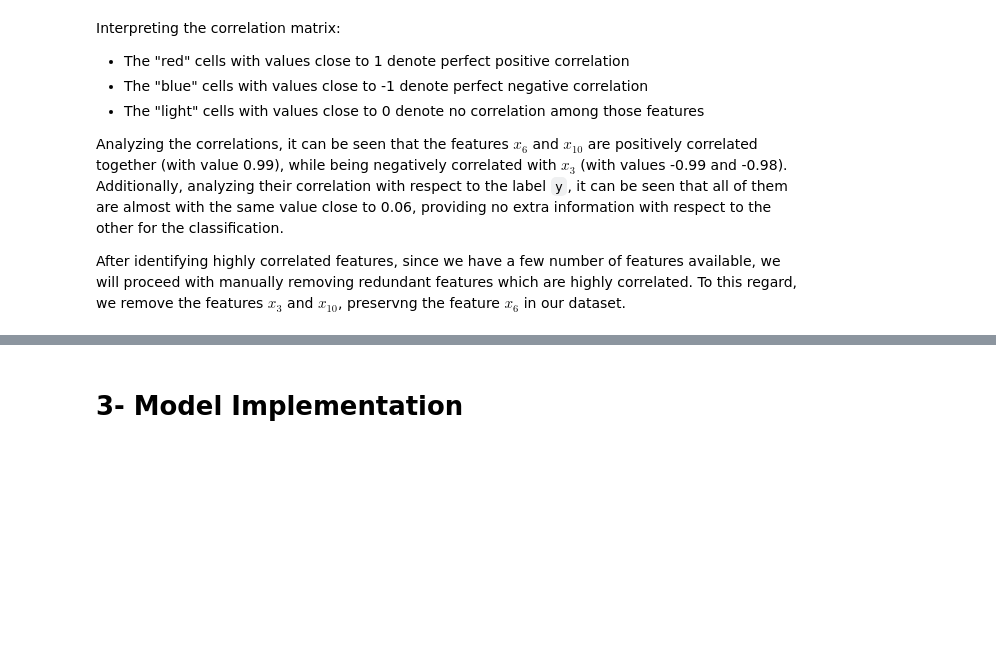
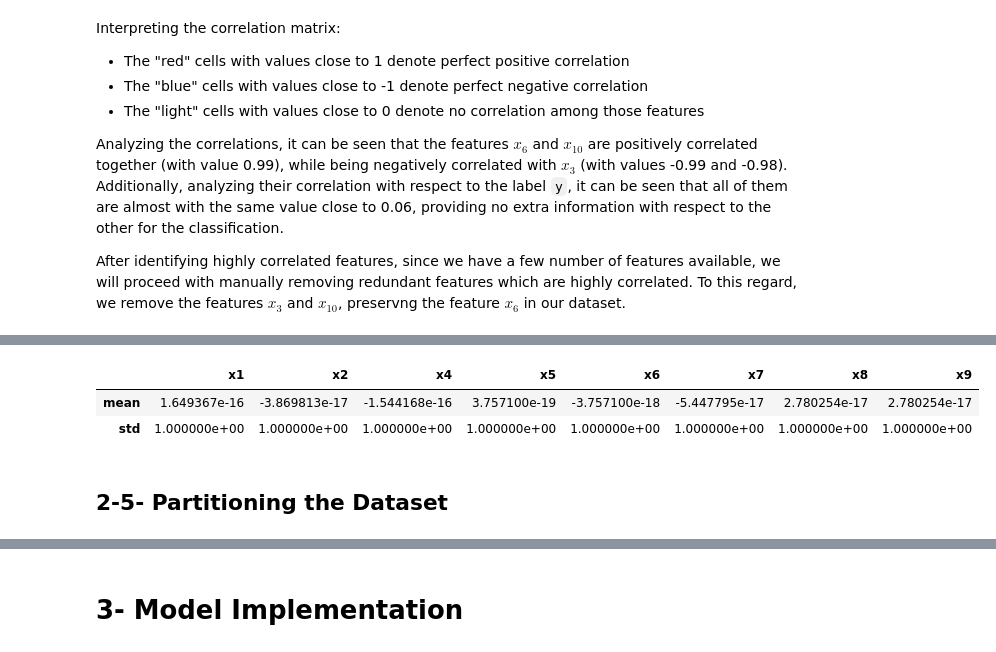
Before and after one commit to tabaraei/Kernelized-Linear-Classification, a Jupyter notebook: Kernelized_Linear_Classification.ipynb, the cells around one changed output, grey strips where cells are left out. Saved outputs shown, nothing was run; the diff lists cells and outputs as text; code cells hidden in the pictures; blank space fills up the shorter version.

```diff
--- a/Kernelized_Linear_Classification.ipynb
+++ b/Kernelized_Linear_Classification.ipynb
@@ -193,0 +222,15 @@ dataset.head(3)
+# %%
+def z_score_normalization(df):
+    for column in df.columns:
+        if column != 'y':
+            df[column] = (df[column] - df[column].mean()) / df[column].std()
+    return df
+
+dataset = z_score_normalization(dataset.copy())
+dataset.drop(columns=['y']).describe().loc[['mean', 'std']]
+# %% [output]
+|  | x1 | x2 | x4 | x5 | x6 | x7 | x8 | x9 |
+| mean | 1.649367e-16 | -3.869813e-17 | -1.544168e-16 | 3.757100e-19 | -3.757100e-18 | -5.447795e-17 | 2.780254e-17 | 2.780254e-17 |
+| std | 1.000000e+00 | 1.000000e+00 | 1.000000e+00 | 1.000000e+00 | 1.000000e+00 | 1.000000e+00 | 1.000000e+00 | 1.000000e+00 |
+# %% [markdown]
+## 2-5- Partitioning the Dataset
```
Also changed, not shown: parts of 16 cells of this notebook.
